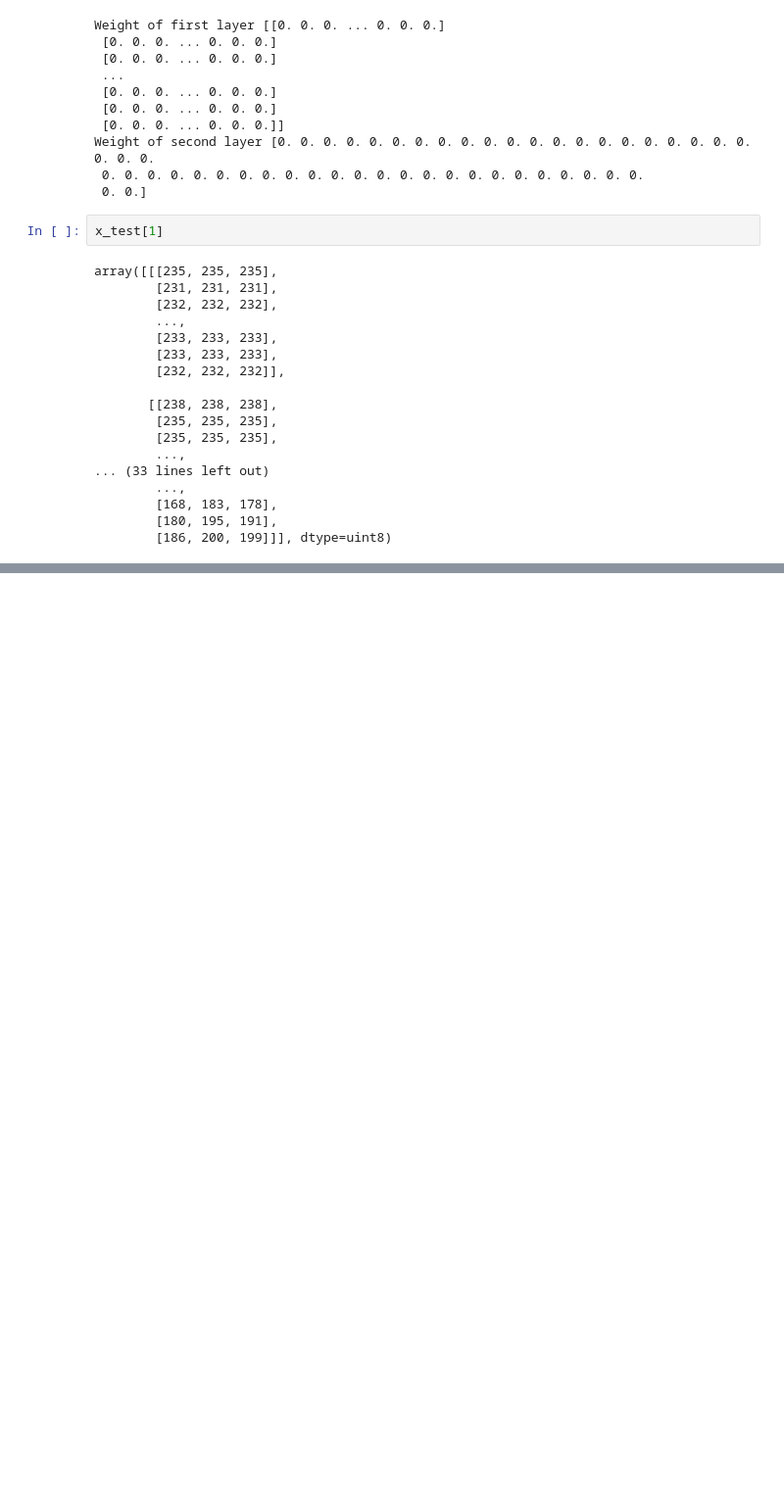
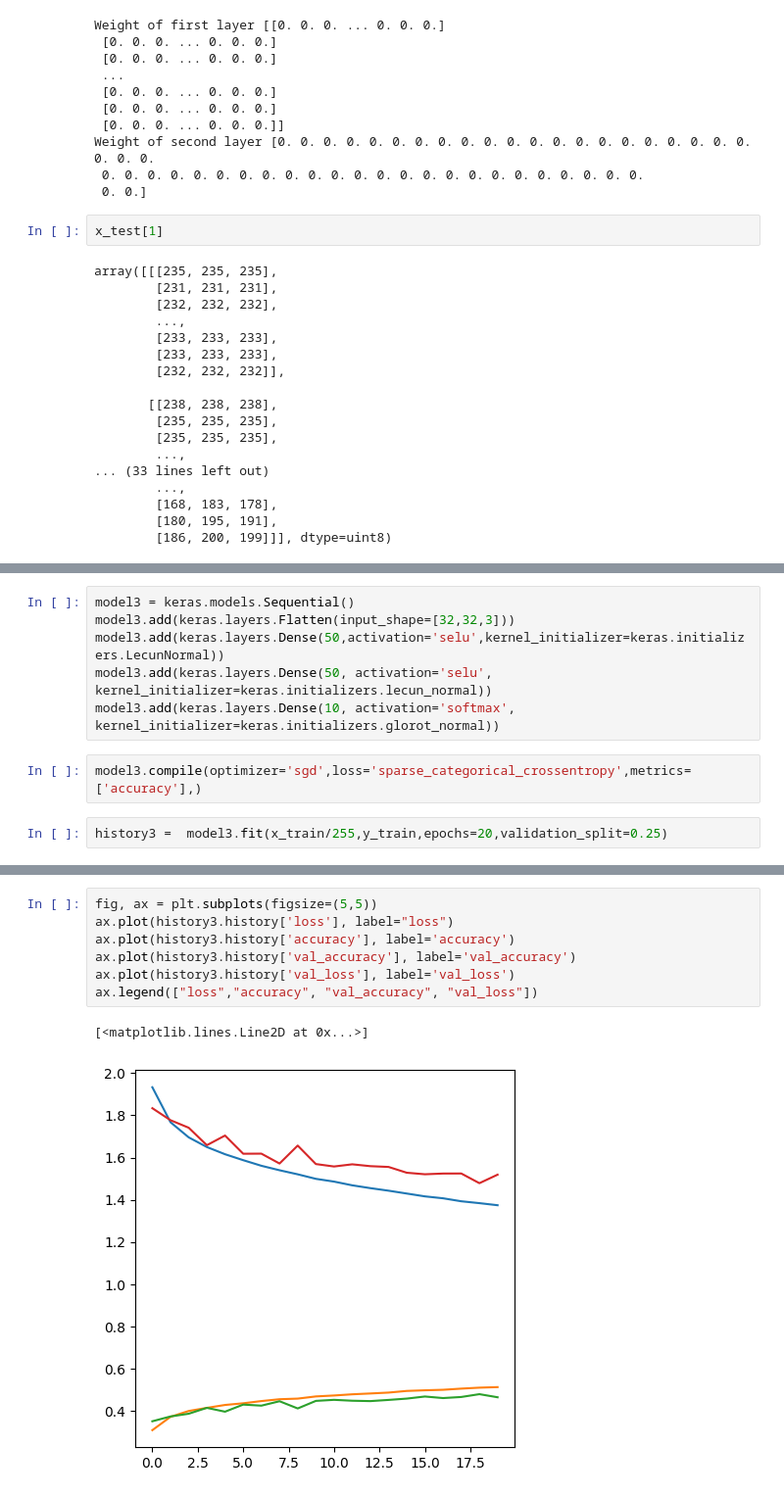
Before and after one commit to ZeinabMar/Deep_learning, a Jupyter notebook: initialization.ipynb, the cells around one changed output, grey strips where cells are left out. Shown at 98% size. Drawn from its saved outputs; the diff is of its cells as text; blank space fills up the shorter version.

```diff
--- a/initialization.ipynb
+++ b/initialization.ipynb
@@ -140,0 +174,10 @@ Invalid input shape for input Tensor("data:0", shape=(32, 32, 3), dtype=float32)
+# %%
+model3 = keras.models.Sequential()
+model3.add(keras.layers.Flatten(input_shape=[32,32,3]))
+model3.add(keras.layers.Dense(50,activation='selu',kernel_initializer=keras.initializers.LecunNormal))
+model3.add(keras.layers.Dense(50, activation='selu', kernel_initializer=keras.initializers.lecun_normal))
+model3.add(keras.layers.Dense(10, activation='softmax', kernel_initializer=keras.initializers.glorot_normal))
+# %%
+model3.compile(optimizer='sgd',loss='sparse_categorical_crossentropy',metrics=['accuracy'],)
+# %%
+history3 =  model3.fit(x_train/255,y_train,epochs=20,validation_split=0.25)
@@ -140,0 +223,10 @@ Invalid input shape for input Tensor("data:0", shape=(32, 32, 3), dtype=float32)
+# %%
+fig, ax = plt.subplots(figsize=(5,5))
+ax.plot(history3.history['loss'], label="loss")
+ax.plot(history3.history['accuracy'], label='accuracy')
+ax.plot(history3.history['val_accuracy'], label='val_accuracy')
+ax.plot(history3.history['val_loss'], label='val_loss')
+ax.legend(["loss","accuracy", "val_accuracy", "val_loss"])
+# %% [output]
+[<matplotlib.lines.Line2D at 0x...>]
+[figure, added]
```
Also changed, not shown: parts of 24 cells of this notebook.
